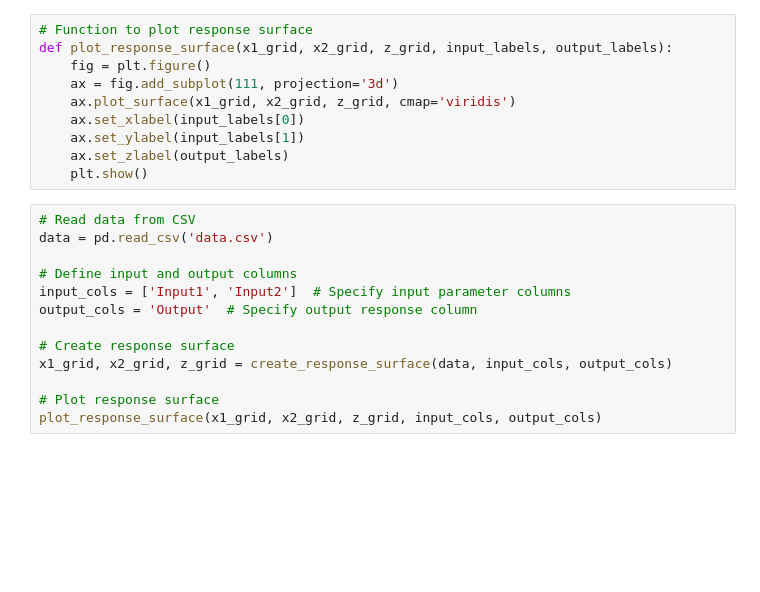
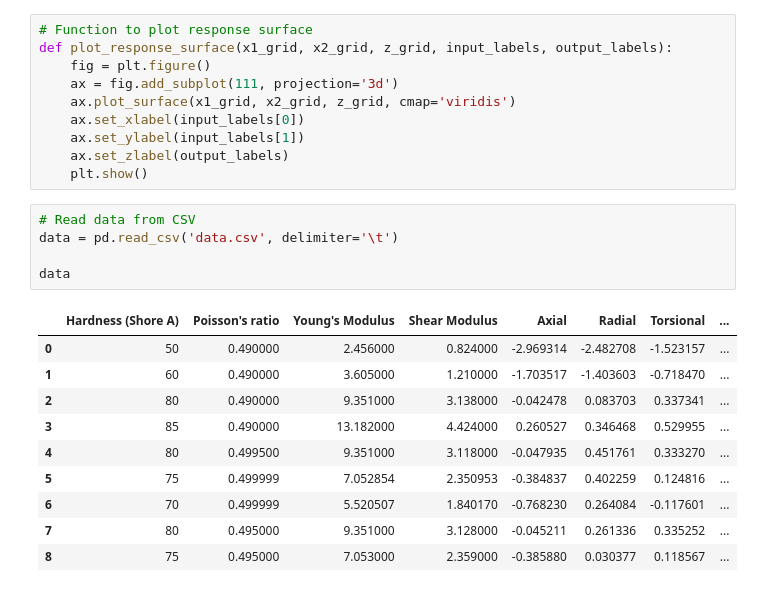
Before and after one commit to Jimit04/binder_notebooks, a Jupyter notebook: response-surface-visualization/main.ipynb, the cells around one changed output. Cells and saved outputs as stored; diff of their text form; blank space fills up the shorter version.

```diff
--- a/response-surface-visualization/main.ipynb
+++ b/response-surface-visualization/main.ipynb
@@ -33,16 +35,19 @@ def plot_response_surface(x1_grid, x2_grid, z_grid, input_labels, output_labels)
     ax.set_ylabel(input_labels[1])
     ax.set_zlabel(output_labels)
     plt.show()
-# %%
-# Read data from CSV
-data = pd.read_csv('data.csv')
-
-# Define input and output columns
-input_cols = ['Input1', 'Input2']  # Specify input parameter columns
-output_cols = 'Output'  # Specify output response column
-
-# Create response surface
-x1_grid, x2_grid, z_grid = create_response_surface(data, input_cols, output_cols)
-
-# Plot response surface
-plot_response_surface(x1_grid, x2_grid, z_grid, input_cols, output_cols)
+# %%
+# Read data from CSV
+data = pd.read_csv('data.csv', delimiter='\t')
+
+data
+# %% [output]
+|  | Hardness (Shore A) | Poisson's ratio | Young's Modulus | Shear Modulus | Axial | Radial | Torsional | ... |
+| 0 | 50 | 0.490000 | 2.456000 | 0.824000 | -2.969314 | -2.482708 | -1.523157 | ... |
+| 1 | 60 | 0.490000 | 3.605000 | 1.210000 | -1.703517 | -1.403603 | -0.718470 | ... |
+| 2 | 80 | 0.490000 | 9.351000 | 3.138000 | -0.042478 | 0.083703 | 0.337341 | ... |
+| 3 | 85 | 0.490000 | 13.182000 | 4.424000 | 0.260527 | 0.346468 | 0.529955 | ... |
+| 4 | 80 | 0.499500 | 9.351000 | 3.118000 | -0.047935 | 0.451761 | 0.333270 | ... |
+| 5 | 75 | 0.499999 | 7.052854 | 2.350953 | -0.384837 | 0.402259 | 0.124816 | ... |
+| 6 | 70 | 0.499999 | 5.520507 | 1.840170 | -0.768230 | 0.264084 | -0.117601 | ... |
+| 7 | 80 | 0.495000 | 9.351000 | 3.128000 | -0.045211 | 0.261336 | 0.335252 | ... |
+| 8 | 75 | 0.495000 | 7.053000 | 2.359000 | -0.385880 | 0.030377 | 0.118567 | ... |
```
Also changed, not shown: parts of 2 cells of this notebook.
